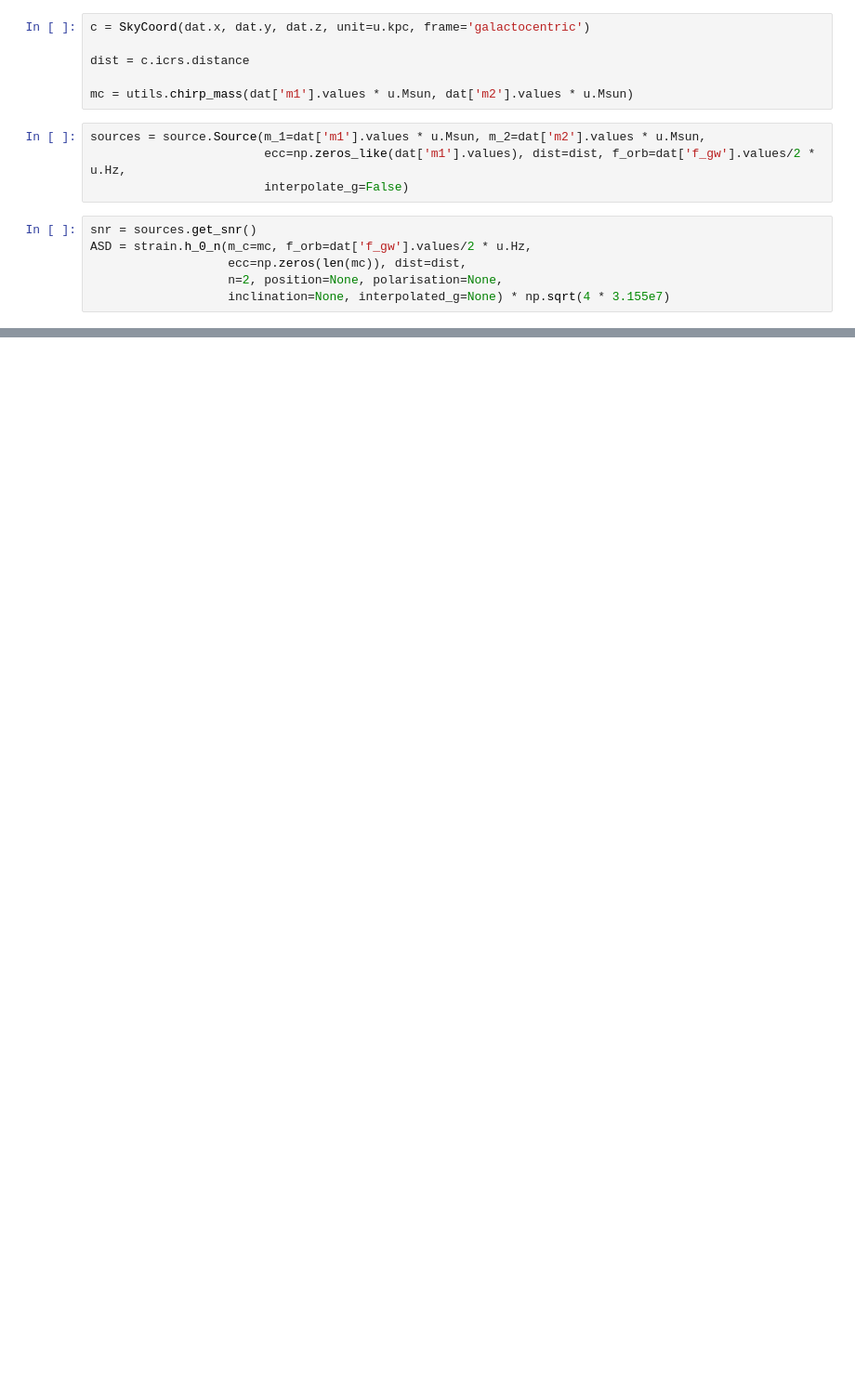
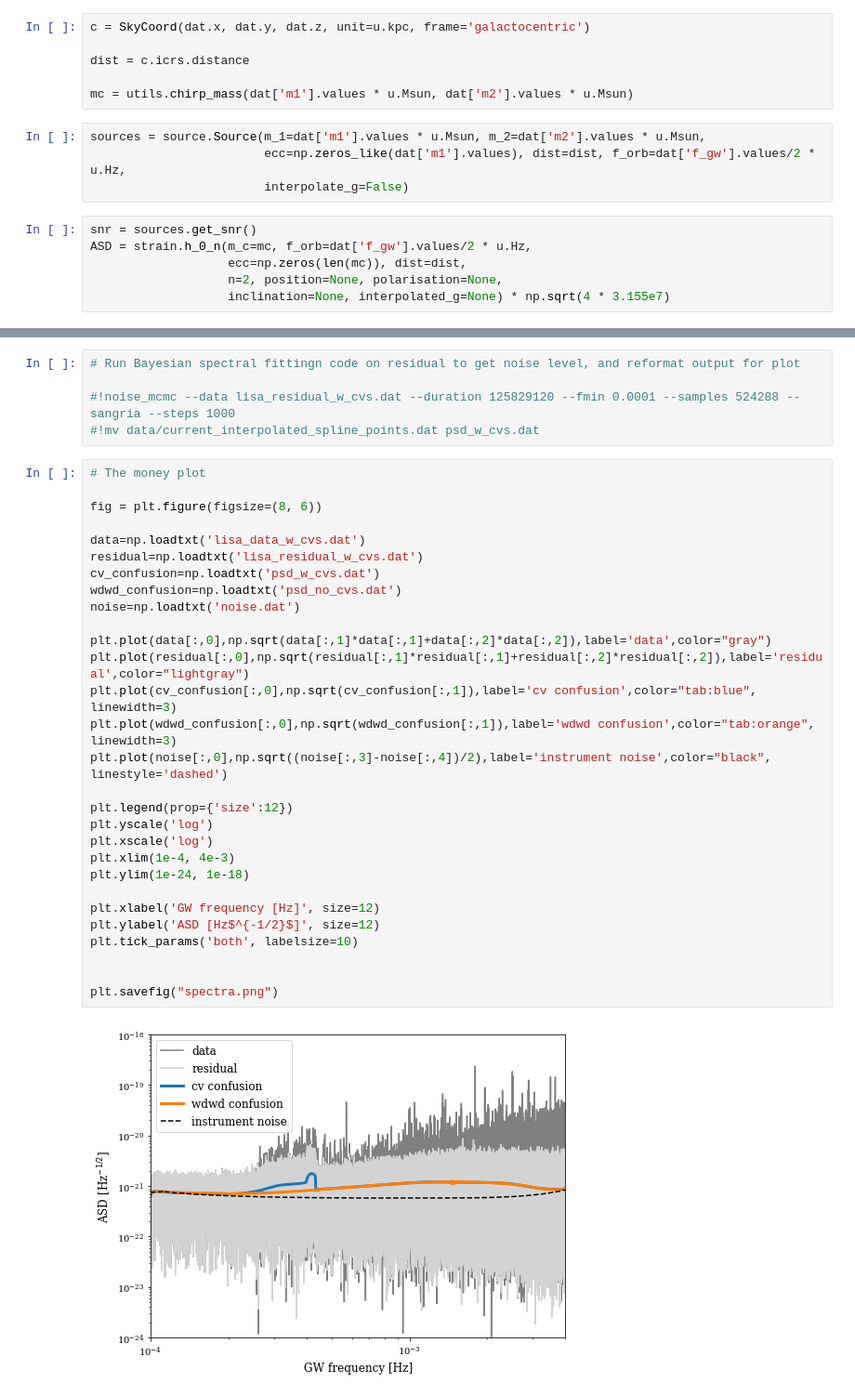
Before and after one commit to katiebreivik/cataclysmic-pileup, a Jupyter notebook: Generate_and_plot_sample.ipynb, the cells around one changed output, grey strips where cells are left out. Shown: that part at 93% size. Saved outputs shown, nothing was run; the diff lists cells and outputs as text; blank space fills up the shorter version.

```diff
--- a/Generate_and_plot_sample.ipynb
+++ b/Generate_and_plot_sample.ipynb
@@ -185,0 +224,36 @@ plt.savefig("asd.png")
+# %%
+# Run Bayesian spectral fittingn code on residual to get noise level, and reformat output for plot
+
+#!noise_mcmc --data lisa_residual_w_cvs.dat --duration 125829120 --fmin 0.0001 --samples 524288 --sangria --steps 1000
+#!mv data/current_interpolated_spline_points.dat psd_w_cvs.dat
+# %%
+# The money plot
+
+fig = plt.figure(figsize=(8, 6))
+
+data=np.loadtxt('lisa_data_w_cvs.dat')
+residual=np.loadtxt('lisa_residual_w_cvs.dat')
+cv_confusion=np.loadtxt('psd_w_cvs.dat')
+wdwd_confusion=np.loadtxt('psd_no_cvs.dat')
+noise=np.loadtxt('noise.dat')
+
+plt.plot(data[:,0],np.sqrt(data[:,1]*data[:,1]+data[:,2]*data[:,2]),label='data',color="gray")
+plt.plot(residual[:,0],np.sqrt(residual[:,1]*residual[:,1]+residual[:,2]*residual[:,2]),label='residual',color="lightgray")
+plt.plot(cv_confusion[:,0],np.sqrt(cv_confusion[:,1]),label='cv confusion',color="tab:blue", linewidth=3)
+plt.plot(wdwd_confusion[:,0],np.sqrt(wdwd_confusion[:,1]),label='wdwd confusion',color="tab:orange", linewidth=3)
+plt.plot(noise[:,0],np.sqrt((noise[:,3]-noise[:,4])/2),label='instrument noise',color="black", linestyle='dashed')
+
+plt.legend(prop={'size':12})
+plt.yscale('log')
+plt.xscale('log')
+plt.xlim(1e-4, 4e-3)
+plt.ylim(1e-24, 1e-18)
+
+plt.xlabel('GW frequency [Hz]', size=12)
+plt.ylabel('ASD [Hz$^{-1/2}$]', size=12)
+plt.tick_params('both', labelsize=10)
+
+
+plt.savefig("spectra.png")
+# %% [output]
+[figure, added]
```
Also changed, not shown: parts of 12 cells of this notebook, 4 other files.
